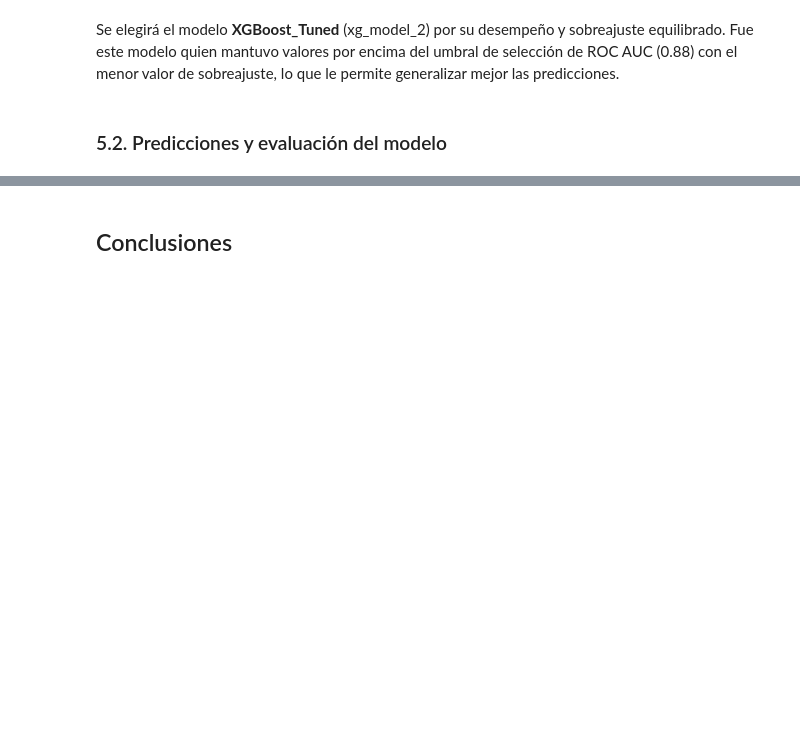
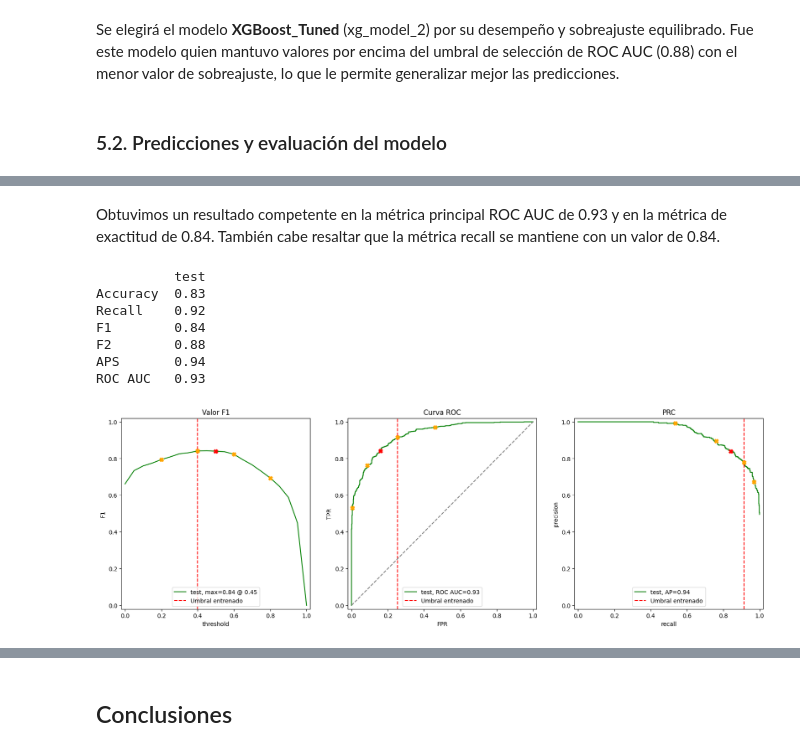
Before and after one commit to AndresCalvete-DataScientist/interconnect-customer-churn-prediction, a Jupyter notebook: notebooks/eda.ipynb, the cells around one changed output, grey strips where cells are left out. Saved outputs shown, nothing was run; the diff lists cells and outputs as text; code cells hidden in the pictures; blank space fills up the shorter version.

```diff
--- a/notebooks/eda.ipynb
+++ b/notebooks/eda.ipynb
@@ -1782,0 +1775,21 @@ Obtuvimos un resultado competente en la métrica principal ROC AUC de 0.94 y en
+# %% [markdown]
+Obtuvimos un resultado competente en la métrica principal ROC AUC de 0.93 y en la métrica de exactitud de 0.84. También cabe resaltar que la métrica recall se mantiene con un valor de 0.84.
+# %%
+# Evaluamos el modelo enfocado en recall
+xg_results_2 = evaluate_model_test(
+    xg_model_2,
+    ohe_features_train.to_numpy(),
+    target_train.to_numpy(),
+    ohe_features_test.to_numpy(),
+    target_test.to_numpy(),
+    threshold_train=0.4
+)
+# %% [output]
+          test
+Accuracy  0.83
+Recall    0.92
+F1        0.84
+F2        0.88
+APS       0.94
+ROC AUC   0.93
+[figure, added]
```
Also changed, not shown: parts of 27 cells of this notebook, 9 other files.
